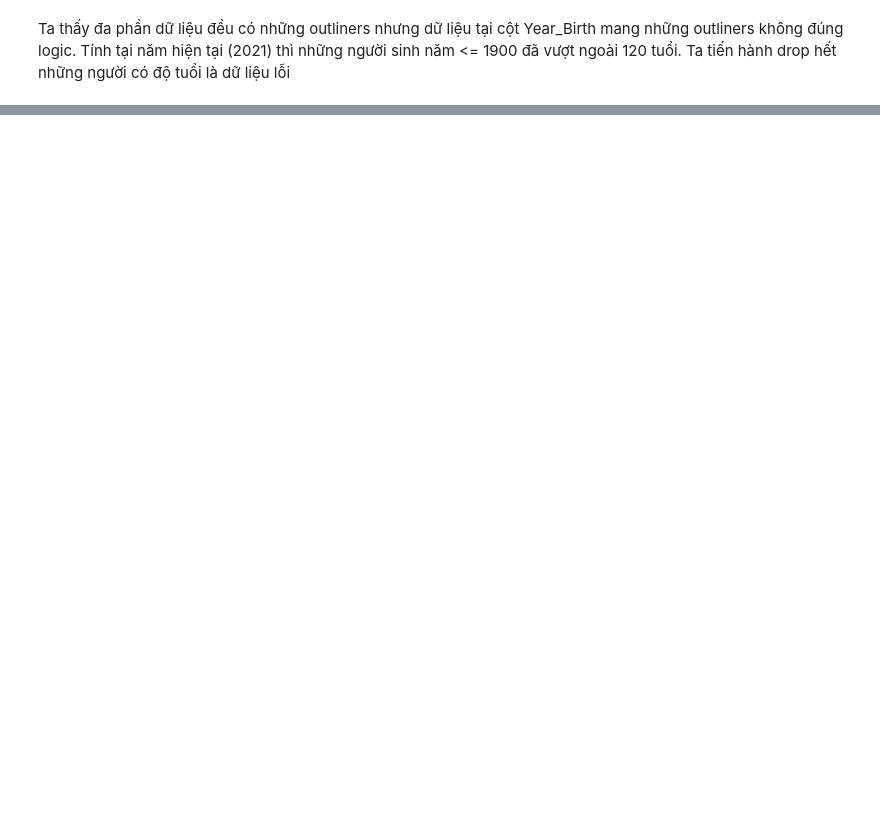
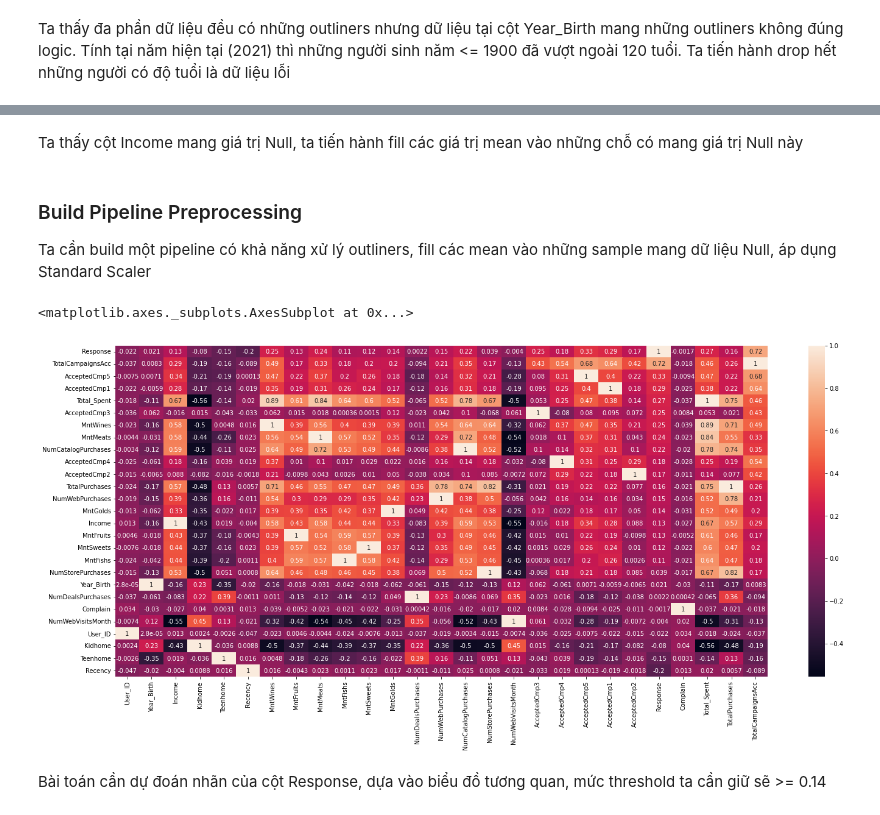
Before and after one commit to nghoanglong/DS102-M11-CNCL, a Jupyter notebook: Marketing_Analytics.ipynb, the cells around one changed output, grey strips where cells are left out. Cells and saved outputs as stored; diff of their text form; code cells hidden in the pictures; blank space fills up the shorter version.

```diff
--- a/Marketing_Analytics.ipynb
+++ b/Marketing_Analytics.ipynb
@@ -256,0 +214,22 @@ memory usage: 489.5+ KB
+# %% [markdown]
+Ta thấy cột Income mang giá trị Null, ta tiến hành fill các giá trị mean vào những chỗ có mang giá trị Null này
+# %% [markdown]
+### Build Pipeline Preprocessing
+Ta cần build một pipeline có khả năng xử lý outliners, fill các mean vào những sample mang dữ liệu Null, áp dụng Standard Scaler
+# %%
+# drop cột Date_Enroll
+df = df.drop('Date_Enroll', axis=1)
+# %%
+# Combine những thuộc tính cần thiết
+df['Total_Spent'] = df[[col for col in df.columns if 'Mnt' in col]].sum(axis=1)
+df['TotalPurchases'] = df[[col for col in df.columns if 'Purchases' in col]].sum(axis=1)
+df['TotalCampaignsAcc'] = df[[col for col in df.columns if 'Cmp' in col] + ['Response']].sum(axis=1)
+# %%
+# Xem mối tương quan dữ liệu
+plt.figure(figsize=(24,10))
+sns.heatmap(df.corr().sort_values(by='Response', ascending=False),annot=True)
+# %% [output]
+<matplotlib.axes._subplots.AxesSubplot at 0x...>
+[figure, added]
+# %% [markdown]
+Bài toán cần dự đoán nhãn của cột Response, dựa vào biểu đồ tương quan, mức threshold ta cần giữ sẽ >= 0.14
```
Also changed, not shown: parts of 31 cells of this notebook.
